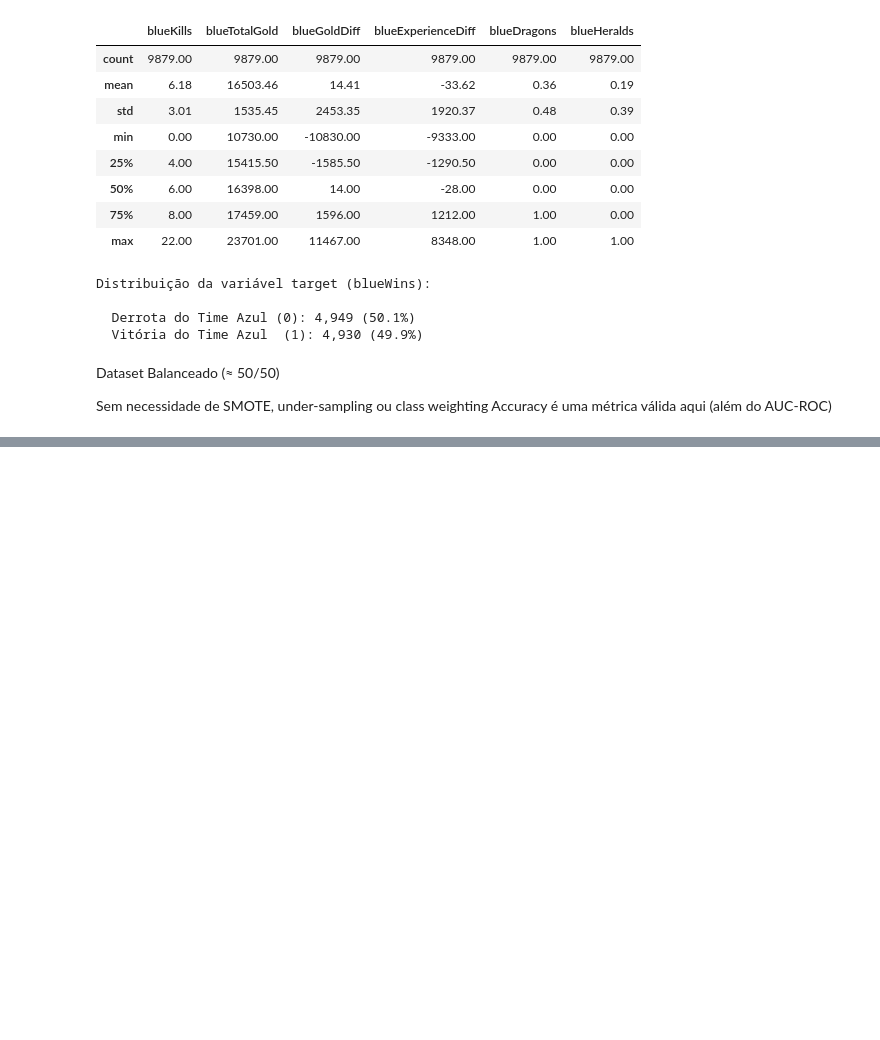
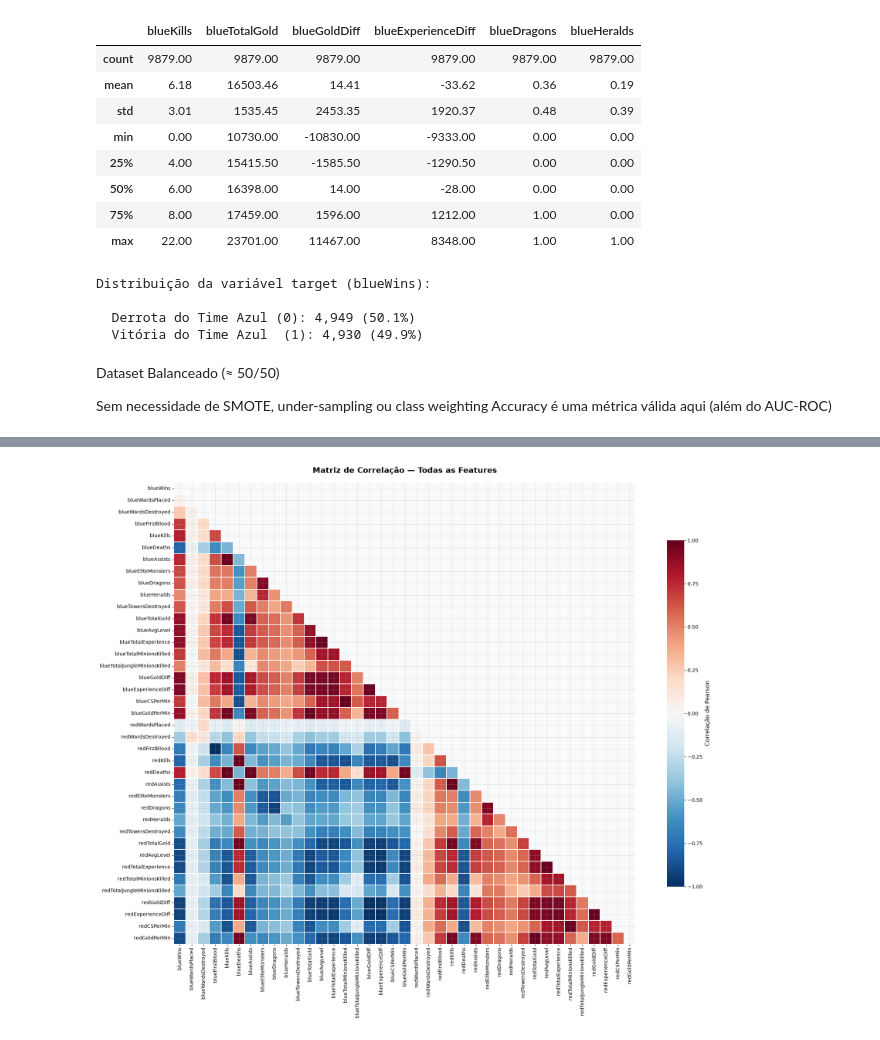
Before and after one commit to DandanLeinad/data-science-ebac-mod43, a Jupyter notebook: lol_match_winner_prediction.ipynb, the cells around one changed output, grey strips where cells are left out. Cells and saved outputs as stored; diff of their text form; code cells hidden in the pictures; blank space fills up the shorter version.

```diff
--- a/lol_match_winner_prediction.ipynb
+++ b/lol_match_winner_prediction.ipynb
@@ -219,0 +307,4 @@ Accuracy é uma métrica válida aqui (além do AUC-ROC)
+# %%
+# Excluindo a variável gameId (não tem valor preditivo)
+df_corr = df.drop(columns=["gameId"]).corr()
+corr = df_corr.corr()
@@ -219,0 +333,24 @@ Accuracy é uma métrica válida aqui (além do AUC-ROC)
+# %%
+fig, ax = plt.subplots(figsize=(20, 16))
+mask = np.triu(np.ones_like(corr, dtype=bool))  # mostrar apenas triângulo inferior
+
+sns.heatmap(
+    corr,
+    mask=mask,
+    cmap="RdBu_r",
+    center=0,
+    vmin=-1,
+    vmax=1,
+    annot=False,
+    square=True,
+    linewidths=0.3,
+    linecolor="white",
+    cbar_kws={"shrink": 0.75, "label": "Correlação de Pearson"},
+    ax=ax,
+)
+ax.set_title("Matriz de Correlação — Todas as Features", fontsize=16, pad=20)
+plt.tight_layout()
+plt.savefig("reports/figures/02_correlation_heatmap.png", dpi=150, bbox_inches="tight")
+plt.show()
+# %% [output]
+[figure, added]
```
Also changed, not shown: parts of 29 cells of this notebook, 7 other files.
